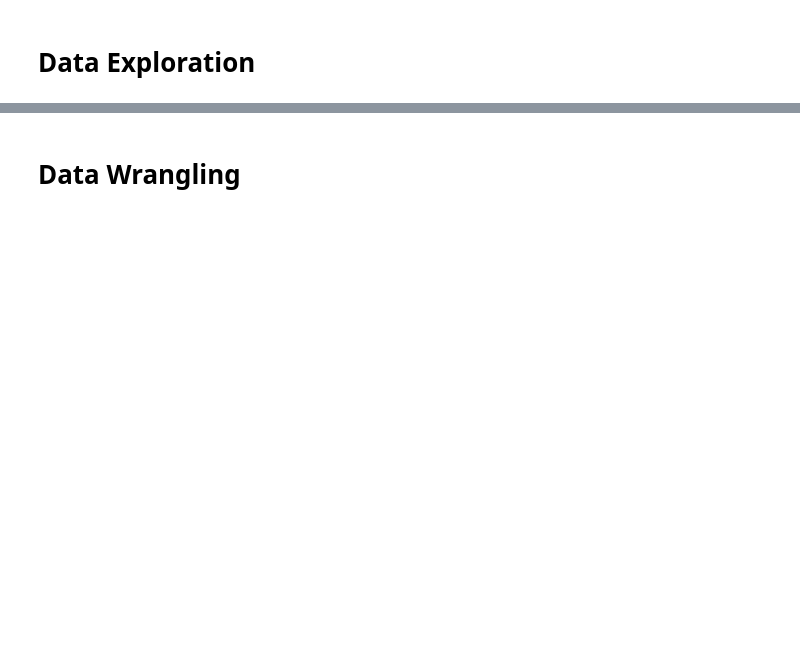
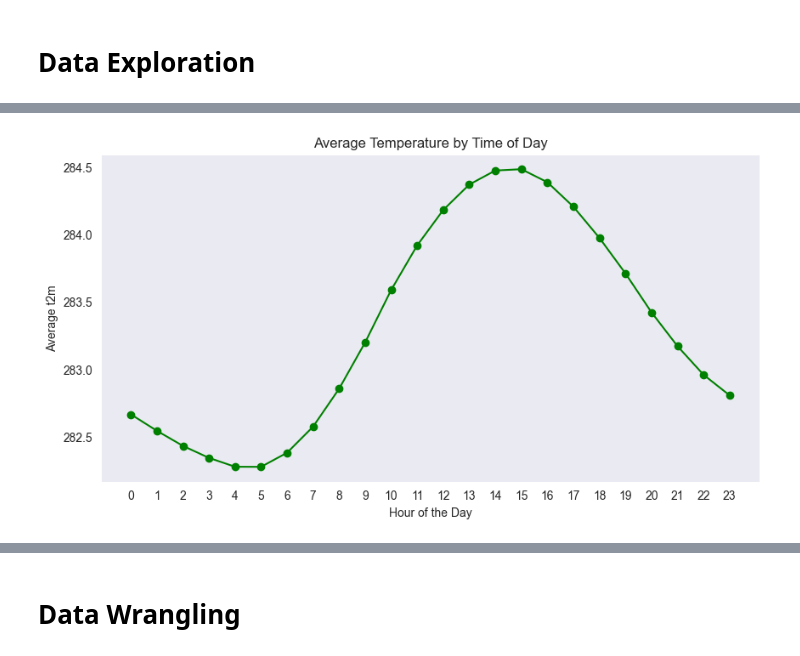
Before and after one commit to lukerooney7/ID5059-Group-Project, a Jupyter notebook: GroupNotebook.ipynb, the cells around one changed output, grey strips where cells are left out. Saved outputs shown, nothing was run; the diff lists cells and outputs as text; code cells hidden in the pictures; blank space fills up the shorter version.

```diff
--- a/GroupNotebook.ipynb
+++ b/GroupNotebook.ipynb
@@ -14,0 +57,14 @@ y_train = df['t2m']  # Labels (y will be a temperature in K)
+# %%
+explore_df['valid_time'] = pd.to_datetime(explore_df['valid_time'])
+explore_df['hour'] = explore_df['valid_time'].dt.hour
+hourly_avg_temp = explore_df.groupby('hour')['t2m'].mean()
+plt.figure(figsize=(10, 5))
+plt.plot(hourly_avg_temp.index, hourly_avg_temp.values, marker='o', linestyle='-', color='g')
+plt.xlabel('Hour of the Day')
+plt.ylabel('Average t2m')
+plt.title('Average Temperature by Time of Day')
+plt.xticks(range(0, 24))  # Show every hour on x-axis
+plt.grid()
+plt.show()
+# %% [output]
+[figure, added]
```
Also changed, not shown: parts of 10 cells of this notebook.
